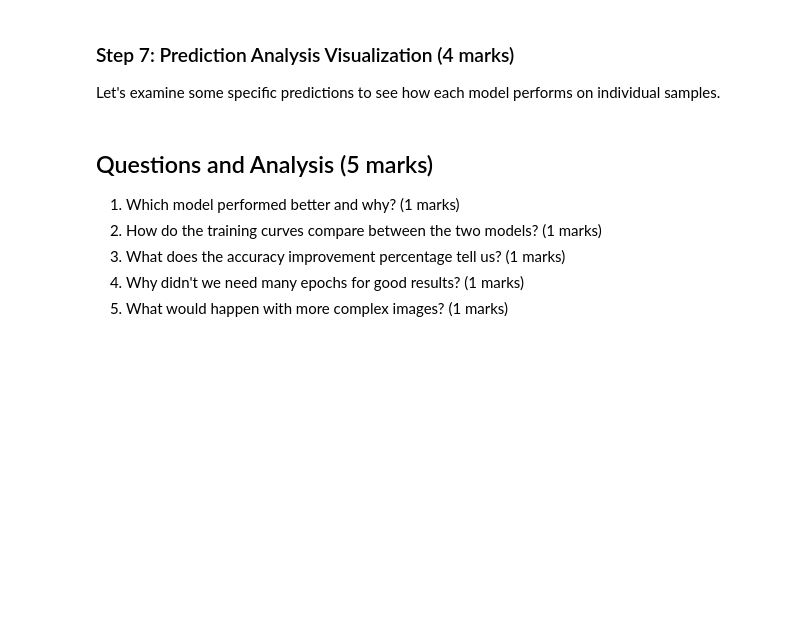
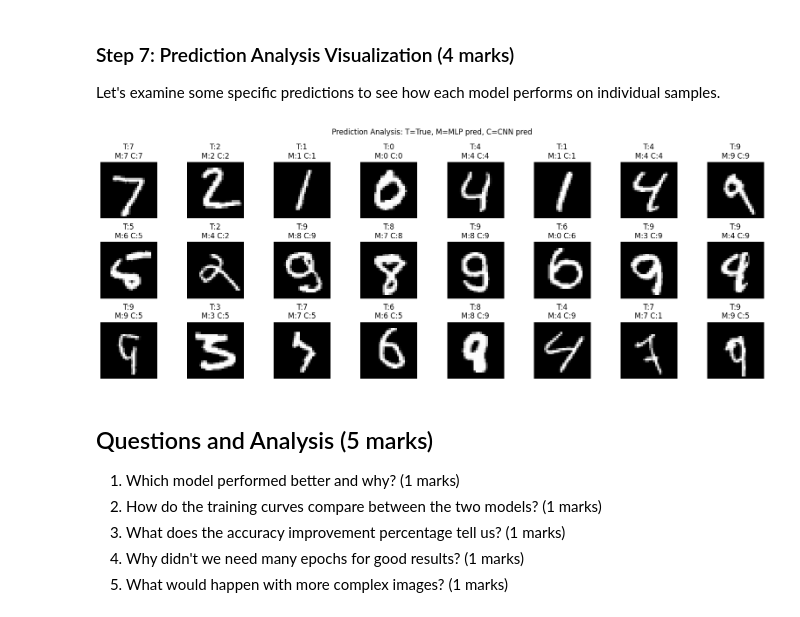
Before and after one commit to Tasnia-Ibnat/ENGG_680_Fall2025_Assignment2, a Jupyter notebook: Assignment2_Upload.ipynb, the cells around one changed output. Drawn from its saved outputs; the diff is of its cells as text; code cells hidden in the pictures; blank space fills up the shorter version.

```diff
--- a/Assignment2_Upload.ipynb
+++ b/Assignment2_Upload.ipynb
@@ -1261,39 +1327,60 @@ plt.show()
 
 Let's examine some specific predictions to see how each model performs on individual samples.
 # %%
-# Visualize correct and incorrect predictions, create a 3x8 grid
+# Visualize correct and incorrect predictions, showing where models differ
 # First row: Both models correct
 # Second row: CNN correct, MLP wrong
 # Third row: MLP correct, CNN wrong
 
 # Create subplots
 # your code here (1 marks)
-
+fig, axes = plt.subplots(3, 8, figsize=(16, 6))
 
 # Find correct predictions for each case
 # Sample for both_correct
 both_correct = (mlp_predicted_classes == y_test) & (cnn_predicted_classes == y_test)
 both_correct_indices = np.where(both_correct)[0][:8]
 
 # your code here (1 marks)
+# CNN correct, MLP wrong
+cnn_correct_mlp_wrong = (cnn_predicted_classes == y_test) & (mlp_predicted_classes != y_test)
+cnn_correct_mlp_wrong_indices = np.where(cnn_correct_mlp_wrong)[0][:8]
 
+# MLP correct, CNN wrong
+mlp_correct_cnn_wrong = (mlp_predicted_classes == y_test) & (cnn_predicted_classes != y_test)
+mlp_correct_cnn_wrong_indices = np.where(mlp_correct_cnn_wrong)[0][:8]
 
-
-
-# Plot examples, you can learn how to plot them from previous plotting code in Part 2
-# Add a title for each graph showing the true label and both model predictions
-# hint: use for loop to iterate through the indices and plot each image
+# Plot examples, you can learn how to plot them from the previous steps
+# Add a title for each graph showing the true label and predicted labels
+# hint: use for loop to iterate through the indices
 # your code here (2 marks)
 
+# Row 1: Both correct
+for i, idx in enumerate(both_correct_indices):
+    axes[0, i].imshow(X_test[idx], cmap='gray')
+    axes[0, i].set_title(f'T:{y_test[idx]}\nM:{mlp_predicted_classes[idx]} C:{cnn_predicted_classes[idx]}')
+    axes[0, i].axis('off')
+axes[0, 0].set_ylabel('Both Correct', fontsize=10)
 
+# Row 2: CNN correct, MLP wrong
+for i, idx in enumerate(cnn_correct_mlp_wrong_indices):
+    axes[1, i].imshow(X_test[idx], cmap='gray')
+    axes[1, i].set_title(f'T:{y_test[idx]}\nM:{mlp_predicted_classes[idx]} C:{cnn_predicted_classes[idx]}')
+    axes[1, i].axis('off')
+axes[1, 0].set_ylabel('CNN>MLP', fontsize=10)
 
+# Row 3: MLP correct, CNN wrong
+for i, idx in enumerate(mlp_correct_cnn_wrong_indices):
+    axes[2, i].imshow(X_test[idx], cmap='gray')
+    axes[2, i].set_title(f'T:{y_test[idx]}\nM:{mlp_predicted_classes[idx]} C:{cnn_predicted_classes[idx]}')
+    axes[2, i].axis('off')
+axes[2, 0].set_ylabel('MLP>CNN', fontsize=10)
 
-
-
-
-
-
+plt.suptitle('Prediction Analysis: T=True, M=MLP pred, C=CNN pred', fontsize=12)
+plt.tight_layout()
 plt.show()
+# %% [output]
+[figure, added]
 # %% [markdown]
 ## Questions and Analysis (5 marks)
 
```
Also changed, not shown: parts of 31 cells of this notebook.
